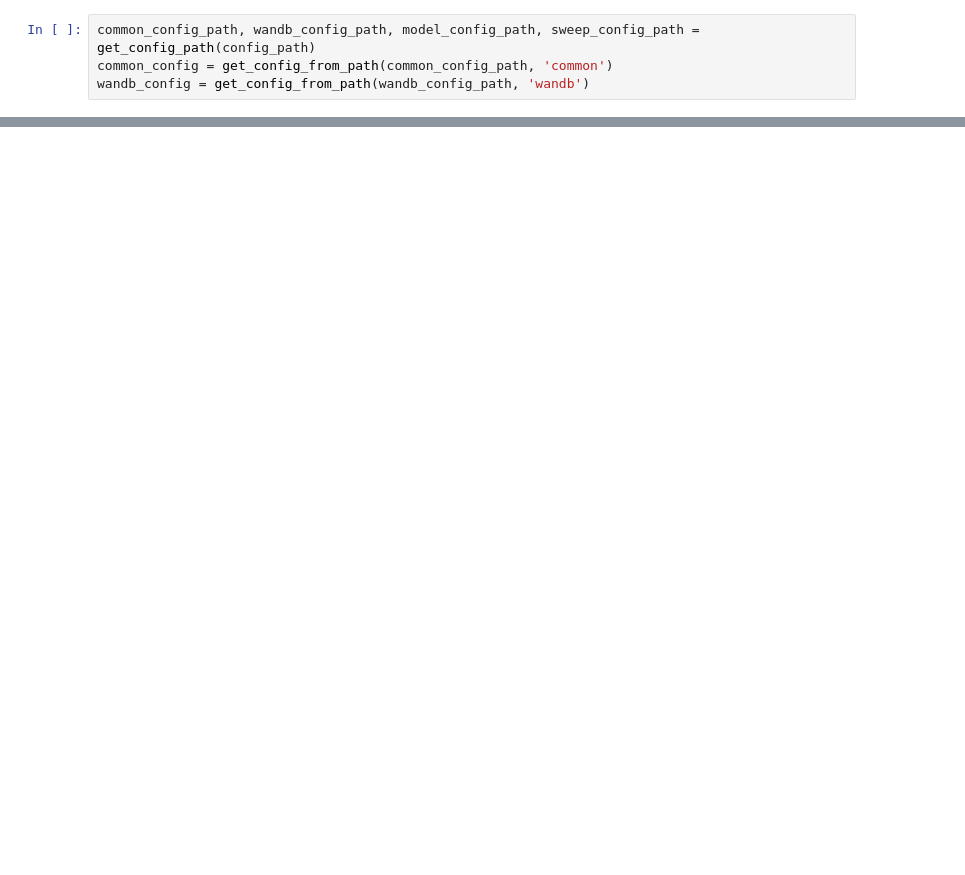
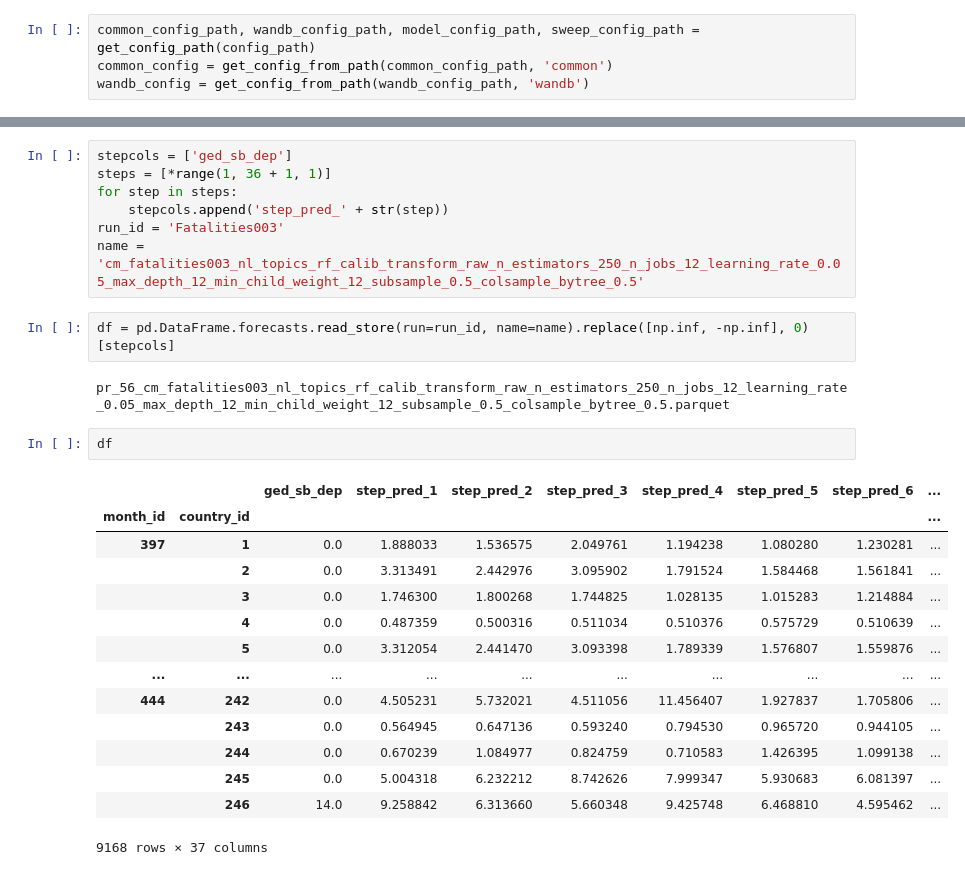
Before and after one commit to prio-data/fatalities003_development, a Jupyter notebook: Example.ipynb, the cells around one changed output, grey strips where cells are left out. Drawn from its saved outputs; the diff is of its cells as text; blank space fills up the shorter version.

```diff
--- a/Example.ipynb
+++ b/Example.ipynb
@@ -97,0 +149,28 @@ mse_normalize 8963611.119130949
+# %%
+stepcols = ['ged_sb_dep']
+steps = [*range(1, 36 + 1, 1)]
+for step in steps:
+    stepcols.append('step_pred_' + str(step))
+run_id = 'Fatalities003'
+name = 'cm_fatalities003_nl_topics_rf_calib_transform_raw_n_estimators_250_n_jobs_12_learning_rate_0.05_max_depth_12_min_child_weight_12_subsample_0.5_colsample_bytree_0.5'
+# %%
+df = pd.DataFrame.forecasts.read_store(run=run_id, name=name).replace([np.inf, -np.inf], 0)[stepcols]
+# %% [output]
+pr_56_cm_fatalities003_nl_topics_rf_calib_transform_raw_n_estimators_250_n_jobs_12_learning_rate_0.05_max_depth_12_min_child_weight_12_subsample_0.5_colsample_bytree_0.5.parquet
+# %%
+df
+# %% [output]
+|  |  | ged_sb_dep | step_pred_1 | step_pred_2 | step_pred_3 | step_pred_4 | step_pred_5 | step_pred_6 | ... |
+| month_id | country_id |  |  |  |  |  |  |  | ... |
+| 397 | 1 | 0.0 | 1.888033 | 1.536575 | 2.049761 | 1.194238 | 1.080280 | 1.230281 | ... |
+|  | 2 | 0.0 | 3.313491 | 2.442976 | 3.095902 | 1.791524 | 1.584468 | 1.561841 | ... |
+|  | 3 | 0.0 | 1.746300 | 1.800268 | 1.744825 | 1.028135 | 1.015283 | 1.214884 | ... |
+|  | 4 | 0.0 | 0.487359 | 0.500316 | 0.511034 | 0.510376 | 0.575729 | 0.510639 | ... |
+|  | 5 | 0.0 | 3.312054 | 2.441470 | 3.093398 | 1.789339 | 1.576807 | 1.559876 | ... |
+| ... | ... | ... | ... | ... | ... | ... | ... | ... | ... |
+| 444 | 242 | 0.0 | 4.505231 | 5.732021 | 4.511056 | 11.456407 | 1.927837 | 1.705806 | ... |
+|  | 243 | 0.0 | 0.564945 | 0.647136 | 0.593240 | 0.794530 | 0.965720 | 0.944105 | ... |
+|  | 244 | 0.0 | 0.670239 | 1.084977 | 0.824759 | 0.710583 | 1.426395 | 1.099138 | ... |
+|  | 245 | 0.0 | 5.004318 | 6.232212 | 8.742626 | 7.999347 | 5.930683 | 6.081397 | ... |
+|  | 246 | 14.0 | 9.258842 | 6.313660 | 5.660348 | 9.425748 | 6.468810 | 4.595462 | ... |
+9168 rows × 37 columns
```
Also changed, not shown: parts of 11 cells of this notebook, 3 other files.
